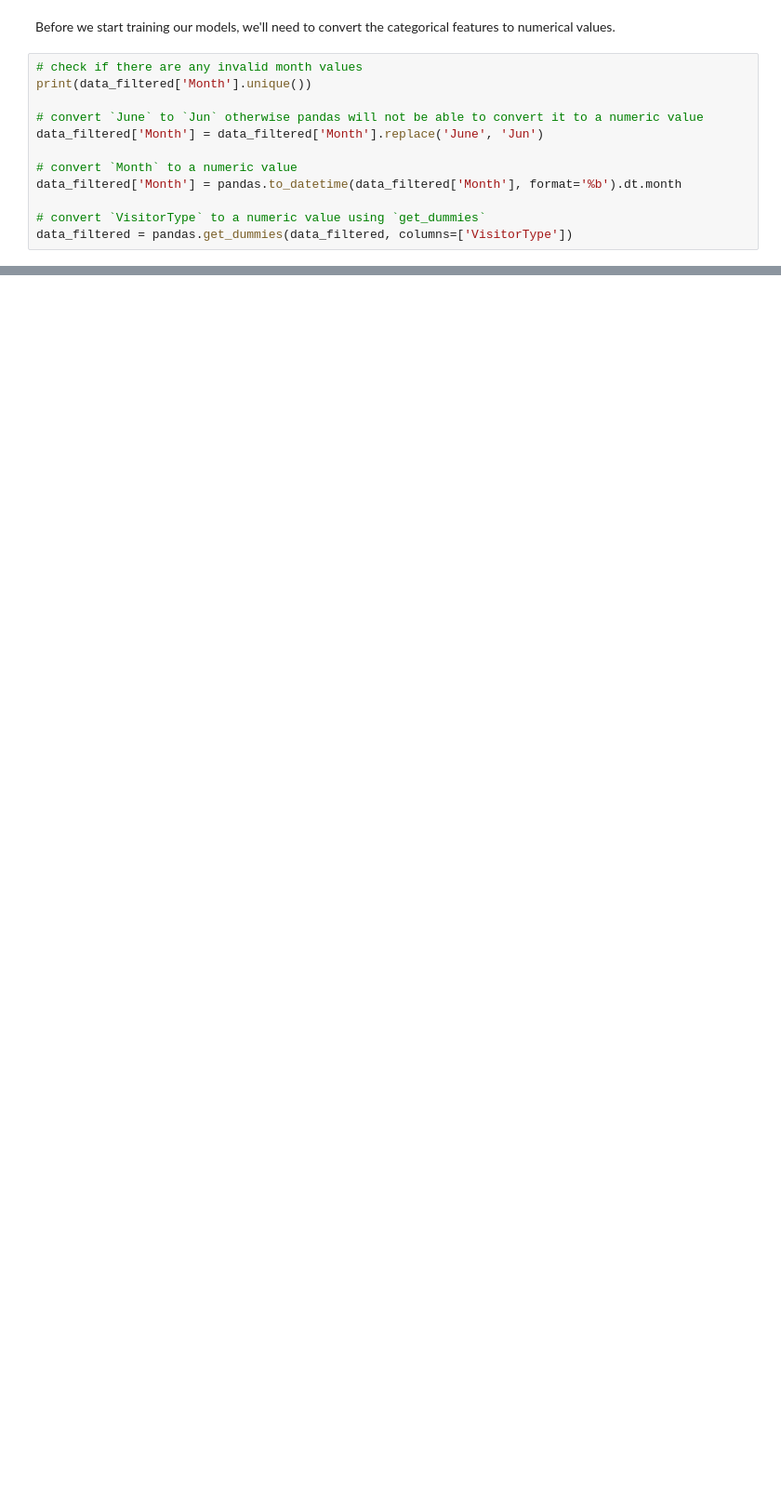
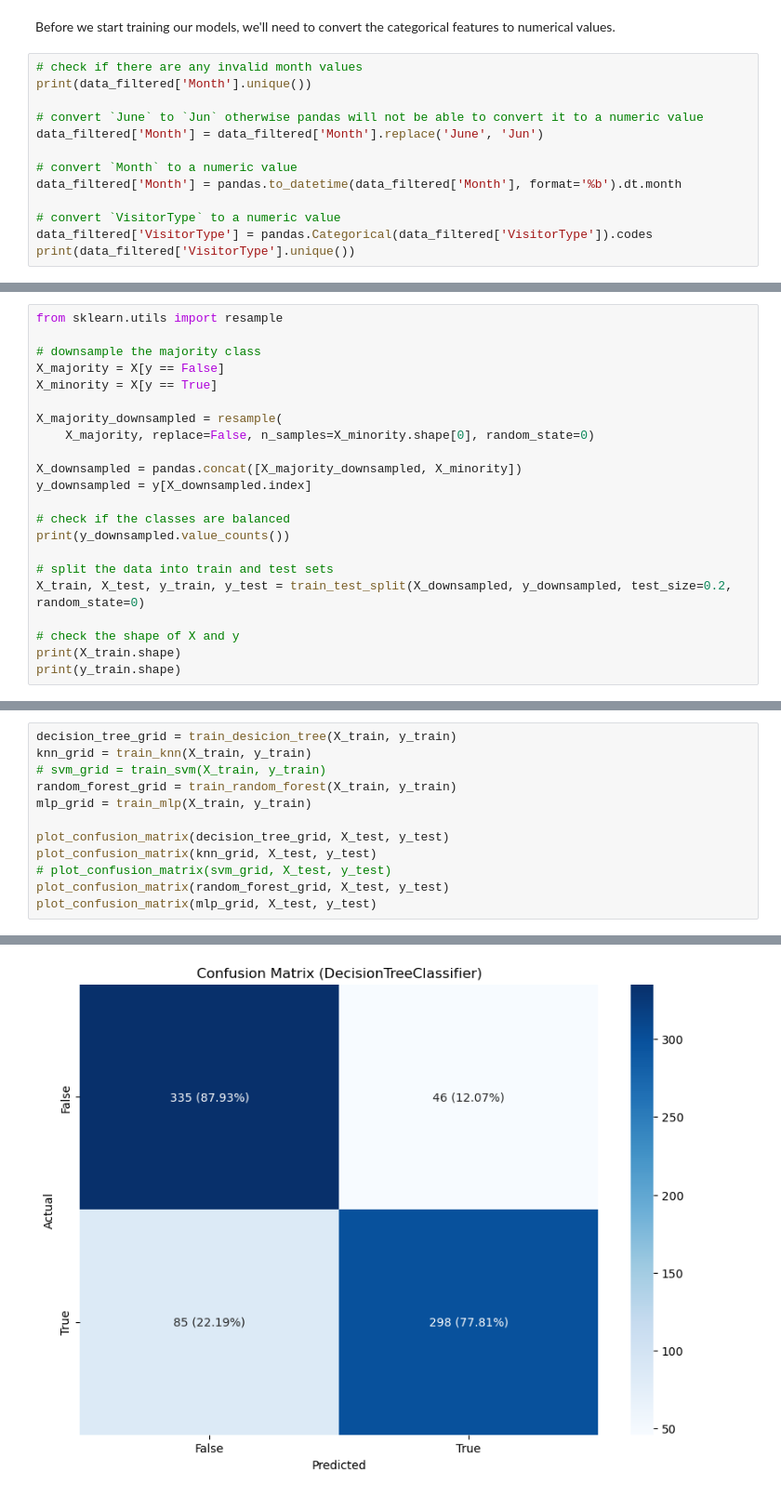
Before and after one commit to VsnGamer/ia-2022, a Jupyter notebook: A2/Assignment_2.ipynb, the cells around one changed output, grey strips where cells are left out. Shown at 93% size. Drawn from its saved outputs; the diff is of its cells as text; blank space fills up the shorter version.

```diff
--- a/A2/Assignment_2.ipynb
+++ b/A2/Assignment_2.ipynb
@@ -111,7 +111,8 @@ data_filtered['Month'] = data_filtered['Month'].replace('June', 'Jun')
 # convert `Month` to a numeric value
 data_filtered['Month'] = pandas.to_datetime(data_filtered['Month'], format='%b').dt.month
 
-# convert `VisitorType` to a numeric value using `get_dummies`
-data_filtered = pandas.get_dummies(data_filtered, columns=['VisitorType'])
+# convert `VisitorType` to a numeric value
+data_filtered['VisitorType'] = pandas.Categorical(data_filtered['VisitorType']).codes
+print(data_filtered['VisitorType'].unique())
 # %% [output]
 ['Feb' 'Mar' 'May' 'Oct' 'June' 'Jul' 'Aug' 'Nov' 'Sep' 'Dec']
@@ -150,0 +327,22 @@ Best params:  {'criterion': 'gini', 'max_depth': 8, 'max_features': 'log2', 'min
+# %%
+from sklearn.utils import resample
+
+# downsample the majority class
+X_majority = X[y == False]
+X_minority = X[y == True]
+
+X_majority_downsampled = resample(
+    X_majority, replace=False, n_samples=X_minority.shape[0], random_state=0)
+
+X_downsampled = pandas.concat([X_majority_downsampled, X_minority])
+y_downsampled = y[X_downsampled.index]
+
+# check if the classes are balanced
+print(y_downsampled.value_counts())
+
+# split the data into train and test sets
+X_train, X_test, y_train, y_test = train_test_split(X_downsampled, y_downsampled, test_size=0.2, random_state=0)
+
+# check the shape of X and y
+print(X_train.shape)
+print(y_train.shape)
@@ -150,0 +357,13 @@ Best params:  {'criterion': 'gini', 'max_depth': 8, 'max_features': 'log2', 'min
+# %%
+decision_tree_grid = train_desicion_tree(X_train, y_train)
+knn_grid = train_knn(X_train, y_train)
+# svm_grid = train_svm(X_train, y_train)
+random_forest_grid = train_random_forest(X_train, y_train)
+mlp_grid = train_mlp(X_train, y_train)
+
+plot_confusion_matrix(decision_tree_grid, X_test, y_test)
+plot_confusion_matrix(knn_grid, X_test, y_test)
+# plot_confusion_matrix(svm_grid, X_test, y_test)
+plot_confusion_matrix(random_forest_grid, X_test, y_test)
+plot_confusion_matrix(mlp_grid, X_test, y_test)
+# %% [output]
@@ -150,0 +387 @@ Best params:  {'criterion': 'gini', 'max_depth': 8, 'max_features': 'log2', 'min
+[figure, added]
```
Also changed, not shown: parts of 17 cells of this notebook.
